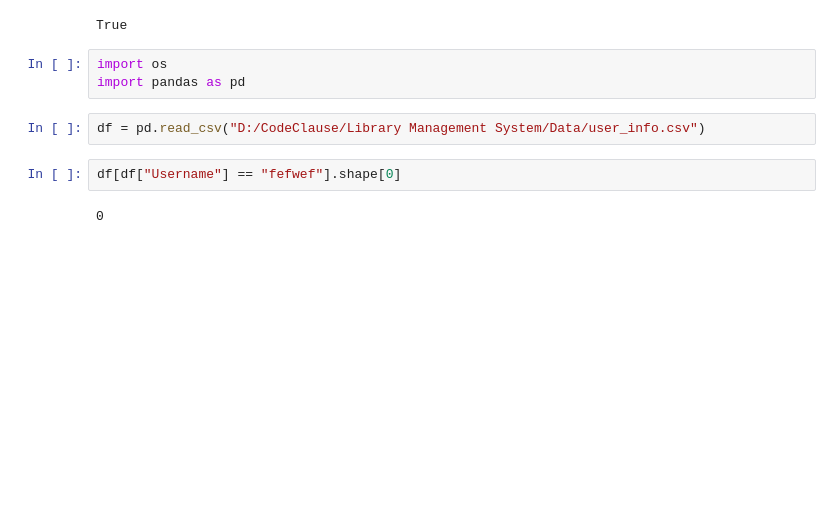
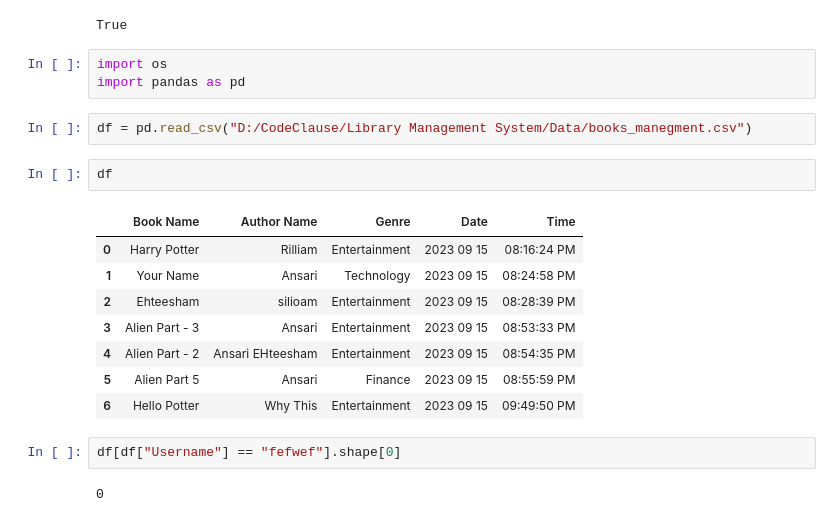
Before and after one commit to Ehteesham/library_system, a Jupyter notebook: Notebooks/1.ipynb, the cells around one changed output. Cells and saved outputs as stored; diff of their text form; blank space fills up the shorter version.

```diff
--- a/Notebooks/1.ipynb
+++ b/Notebooks/1.ipynb
@@ -475,7 +475,18 @@ True
 import os
 import pandas as pd
 # %%
-df = pd.read_csv("D:/CodeClause/Library Management System/Data/user_info.csv")
+df = pd.read_csv("D:/CodeClause/Library Management System/Data/books_manegment.csv")
+# %%
+df
+# %% [output]
+|  | Book Name | Author Name | Genre | Date | Time |
+| 0 | Harry Potter | Rilliam | Entertainment | 2023 09 15 | 08:16:24 PM |
+| 1 | Your Name | Ansari | Technology | 2023 09 15 | 08:24:58 PM |
+| 2 | Ehteesham | silioam | Entertainment | 2023 09 15 | 08:28:39 PM |
+| 3 | Alien Part - 3 | Ansari | Entertainment | 2023 09 15 | 08:53:33 PM |
+| 4 | Alien Part - 2 | Ansari EHteesham | Entertainment | 2023 09 15 | 08:54:35 PM |
+| 5 | Alien Part 5 | Ansari | Finance | 2023 09 15 | 08:55:59 PM |
+| 6 | Hello Potter | Why This | Entertainment | 2023 09 15 | 09:49:50 PM |
 # %%
 df[df["Username"] == "fefwef"].shape[0]
 # %% [output]
```
Also changed, not shown: parts of 1 cell of this notebook, 3 other files.
